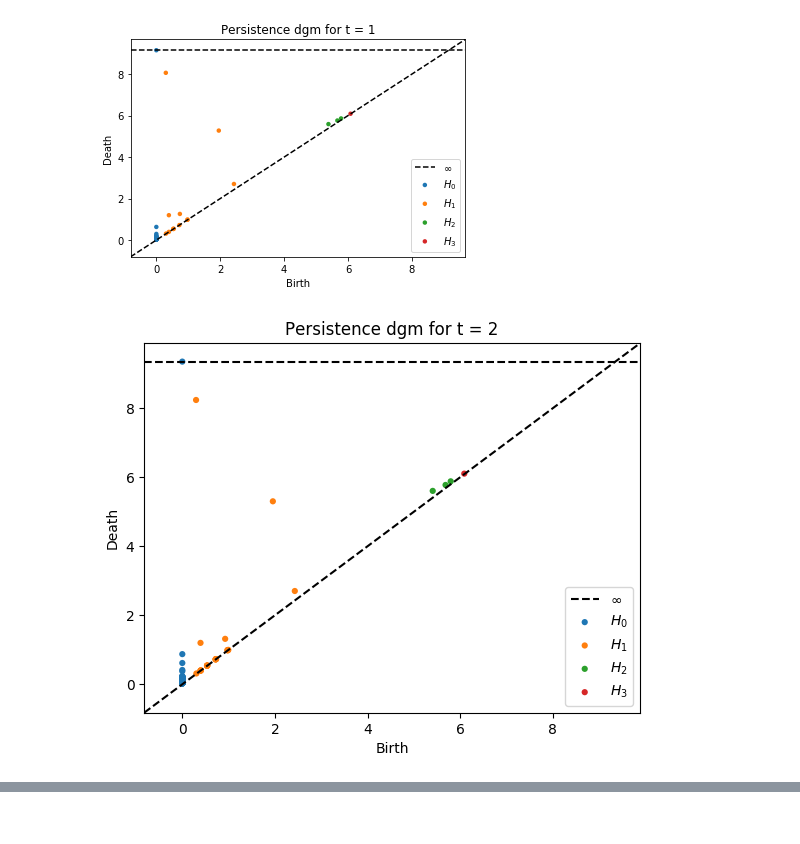
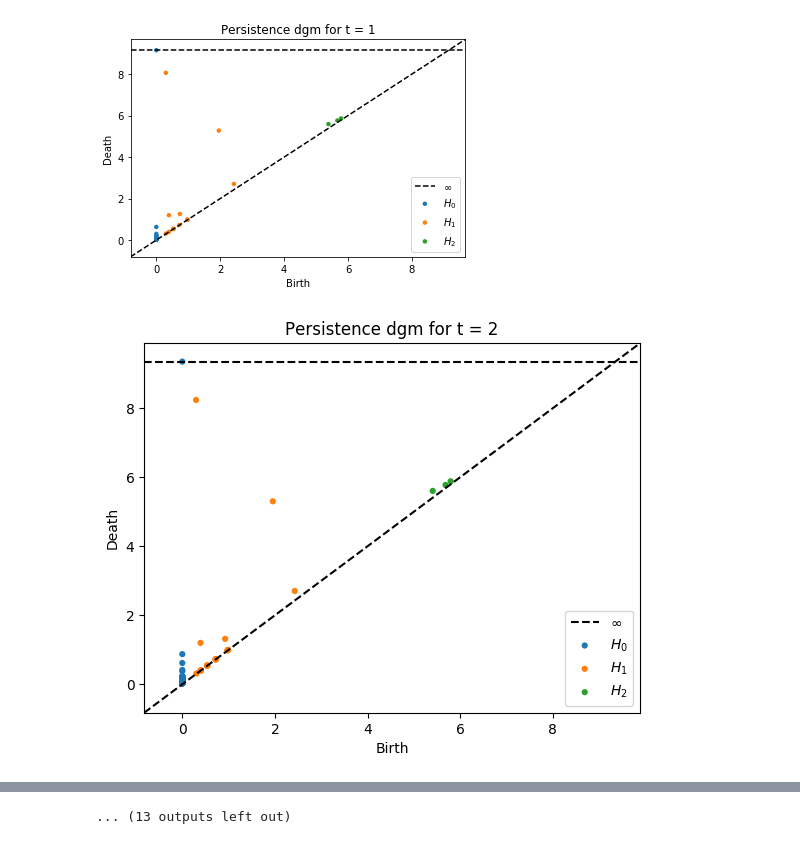
Before and after one commit to Mishalassif/Traj2Phase, a Jupyter notebook: examples/rossler/rossler_attractor.ipynb, the cells around one changed output, grey strips where cells are left out. Saved outputs shown, nothing was run; the diff lists cells and outputs as text; code cells hidden in the pictures.

```diff
--- a/examples/rossler/rossler_attractor.ipynb
+++ b/examples/rossler/rossler_attractor.ipynb
@@ -65,7 +67,7 @@ while i+length<num_steps:
 
 ax = plt.figure().add_subplot(projection='3d')
 
-for i in range(0,200):
+for i in range(0,300):
     ax.plot(*xyz_coords[i*length:(i+1)*length].T)
 #ax.set_xlabel("X Axis")
 #ax.set_ylabel("Y Axis")
@@ -80,7 +82,7 @@ plt.rcParams['figure.figsize']
 # %%
 t2s = Traj2Sim()
 
-load=False
+load=True
 
 if load == False:
     t2s.set_trajectories(traj_list)
@@ -91,14 +93,14 @@ if load == True:
 # %%
 from ripser import ripser
 from sklearn import datasets
 from persim import plot_diagrams
 %matplotlib inline
 
 for i in range(t2s.bifilt.shape[0]):
-    dgms = ripser(t2s.bifilt[i,:,:], distance_matrix=True, maxdim=3)['dgms']
+    dgms = ripser(t2s.bifilt[i,:,:], distance_matrix=True, maxdim=2)['dgms']
     plt.clf()
     plt.title('Persistence dgm for t = '+ str(i+1))
     plot_diagrams(dgms, show = True)
 # %% [output]
-[figure, old version]
+[figure, new version]
-[figure, old version]
+[figure, new version]
@@ -114,0 +117 @@ for i in range(t2s.bifilt.shape[0]):
+... (13 outputs left out)
```
Also changed, not shown: parts of 3 cells of this notebook.
